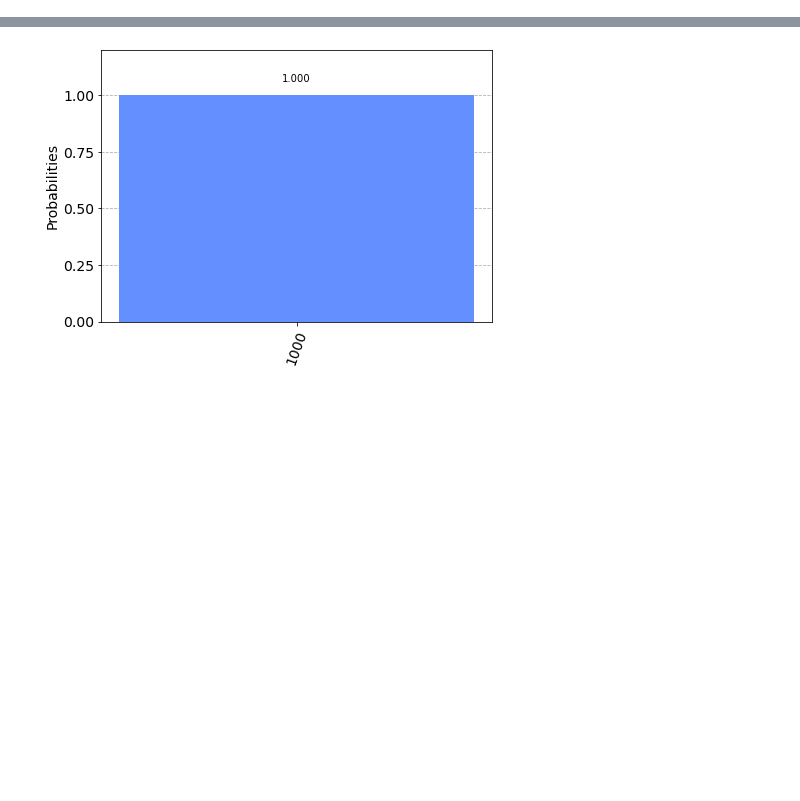
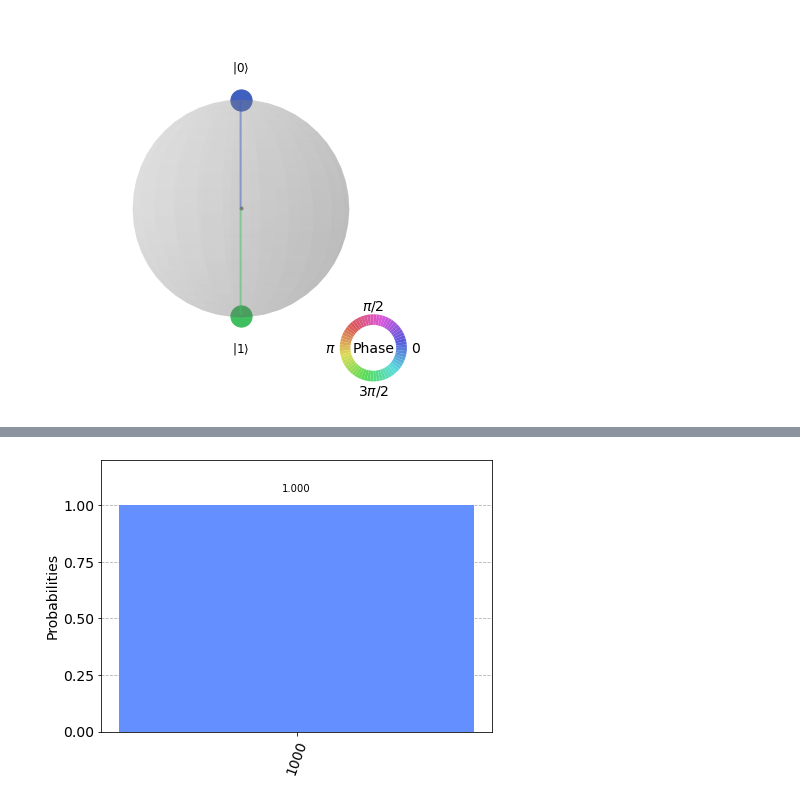
Before and after one commit to KnightShuffler/Quantum-Non-Unitary-Time-Evolution-Public-, a Jupyter notebook: Redone in Qiskit/QPU_implementation/Untitled.ipynb, the cells around one changed output, grey strips where cells are left out. Cells and saved outputs as stored; diff of their text form; code cells hidden in the pictures; blank space fills up the shorter version.

```diff
--- a/Redone in Qiskit/QPU_implementation/Untitled.ipynb
+++ b/Redone in Qiskit/QPU_implementation/Untitled.ipynb
@@ -21,0 +85,5 @@ def cull(a):
+# %%
+init_sv = Statevector([np.sqrt(0.5), -1j*np.sqrt(0.5)])
+plot_state_qsphere(init_sv)
+# %% [output]
+[figure, added]
```
Also changed, not shown: parts of 32 cells of this notebook, 1 other file.
